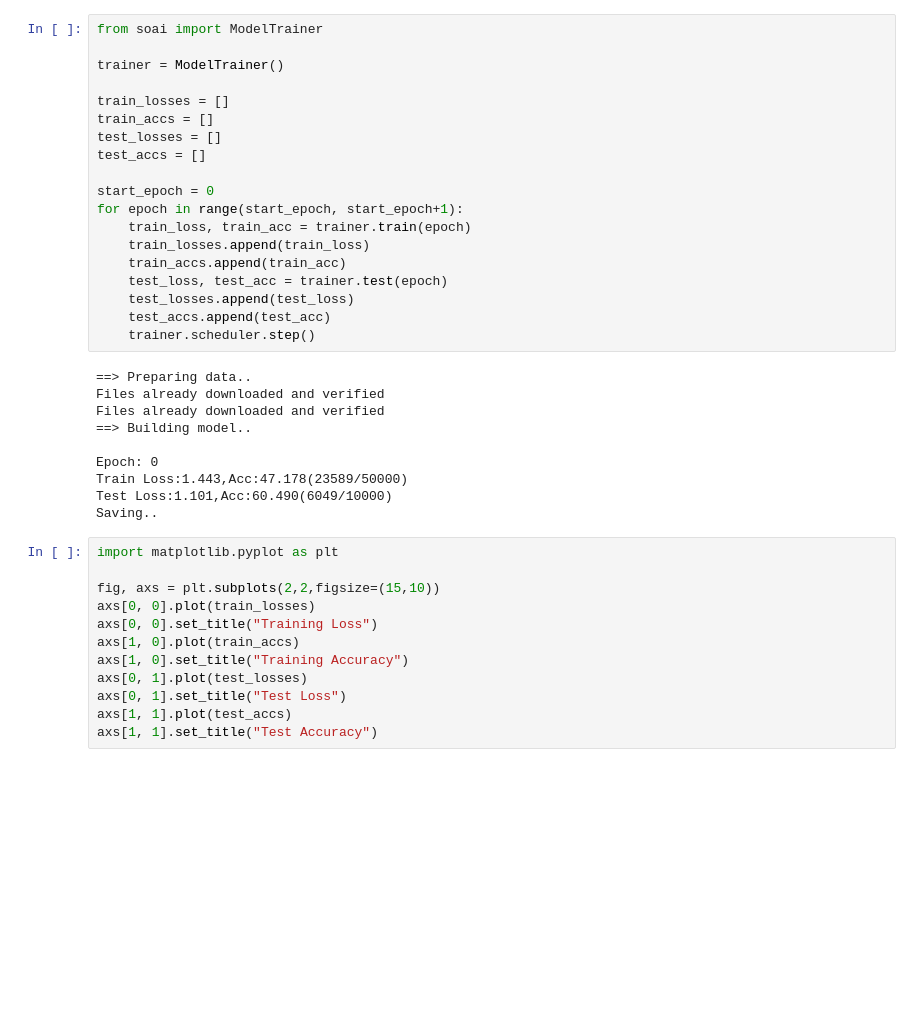
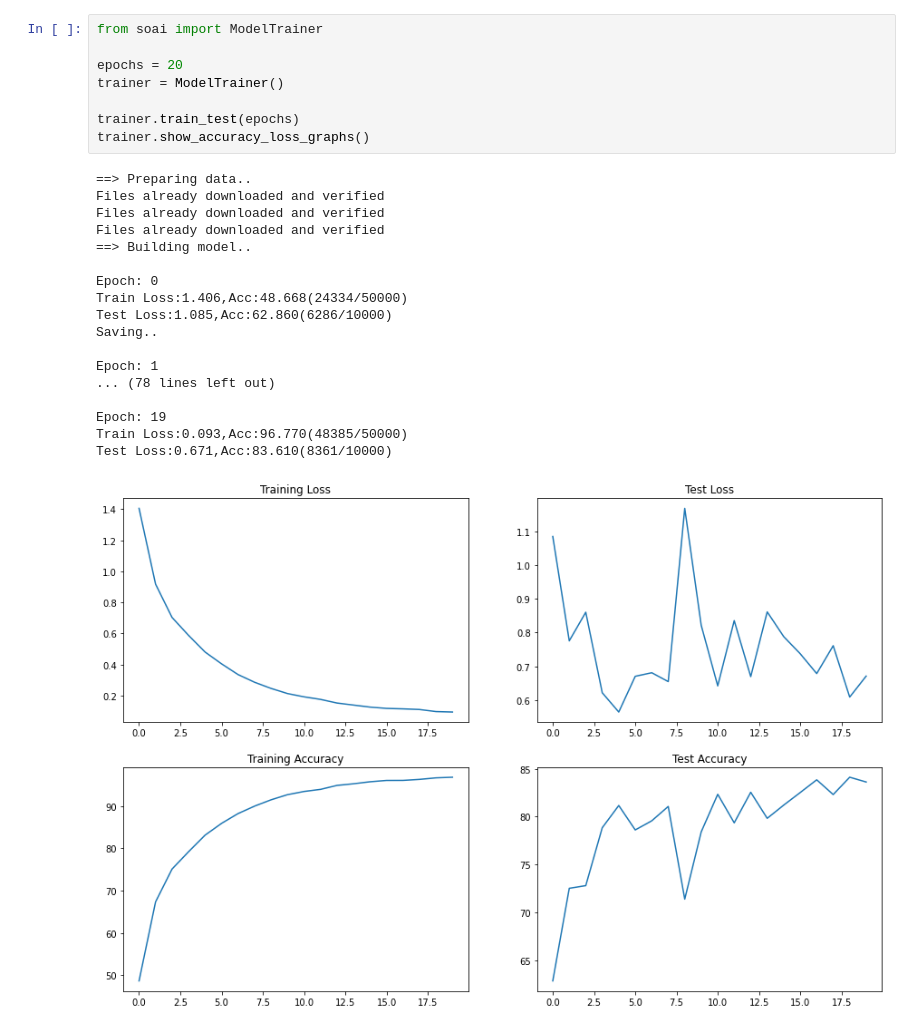
Before and after one commit to prathaban-sr/eva6, a Jupyter notebook: session8/EVA_Session8.ipynb, the cells around one changed output. Drawn from its saved outputs; the diff is of its cells as text; blank space fills up the shorter version.

```diff
--- a/session8/EVA_Session8.ipynb
+++ b/session8/EVA_Session8.ipynb
@@ -10,42 +9,28 @@ Successfully installed soai-0.0.1
-# %%
-from soai import ModelTrainer
-
-trainer = ModelTrainer()
-
-train_losses = []
-train_accs = []
-test_losses = []
-test_accs = []
-
-start_epoch = 0
-for epoch in range(start_epoch, start_epoch+1):
-    train_loss, train_acc = trainer.train(epoch)
-    train_losses.append(train_loss)
-    train_accs.append(train_acc)
-    test_loss, test_acc = trainer.test(epoch)
-    test_losses.append(test_loss)
-    test_accs.append(test_acc)
-    trainer.scheduler.step()
-# %% [output]
-==> Preparing data..
-Files already downloaded and verified
-Files already downloaded and verified
-==> Building model..
-
-Epoch: 0
-Train Loss:1.443,Acc:47.178(23589/50000)
-Test Loss:1.101,Acc:60.490(6049/10000)
-Saving..
-# %%
-import matplotlib.pyplot as plt
-
-fig, axs = plt.subplots(2,2,figsize=(15,10))
-axs[0, 0].plot(train_losses)
-axs[0, 0].set_title("Training Loss")
-axs[1, 0].plot(train_accs)
-axs[1, 0].set_title("Training Accuracy")
-axs[0, 1].plot(test_losses)
-axs[0, 1].set_title("Test Loss")
-axs[1, 1].plot(test_accs)
-axs[1, 1].set_title("Test Accuracy")
+# %%
+from soai import ModelTrainer
+
+epochs = 20
+trainer = ModelTrainer()
+
+trainer.train_test(epochs)
+trainer.show_accuracy_loss_graphs()
+# %% [output]
+==> Preparing data..
+Files already downloaded and verified
+Files already downloaded and verified
+Files already downloaded and verified
+==> Building model..
+
+Epoch: 0
+Train Loss:1.406,Acc:48.668(24334/50000)
+Test Loss:1.085,Acc:62.860(6286/10000)
+Saving..
+
+Epoch: 1
+... (78 lines left out)
+
+Epoch: 19
+Train Loss:0.093,Acc:96.770(48385/50000)
+Test Loss:0.671,Acc:83.610(8361/10000)
+[figure, added]
 # %%
```
Also changed, not shown: parts of 5 cells of this notebook.
